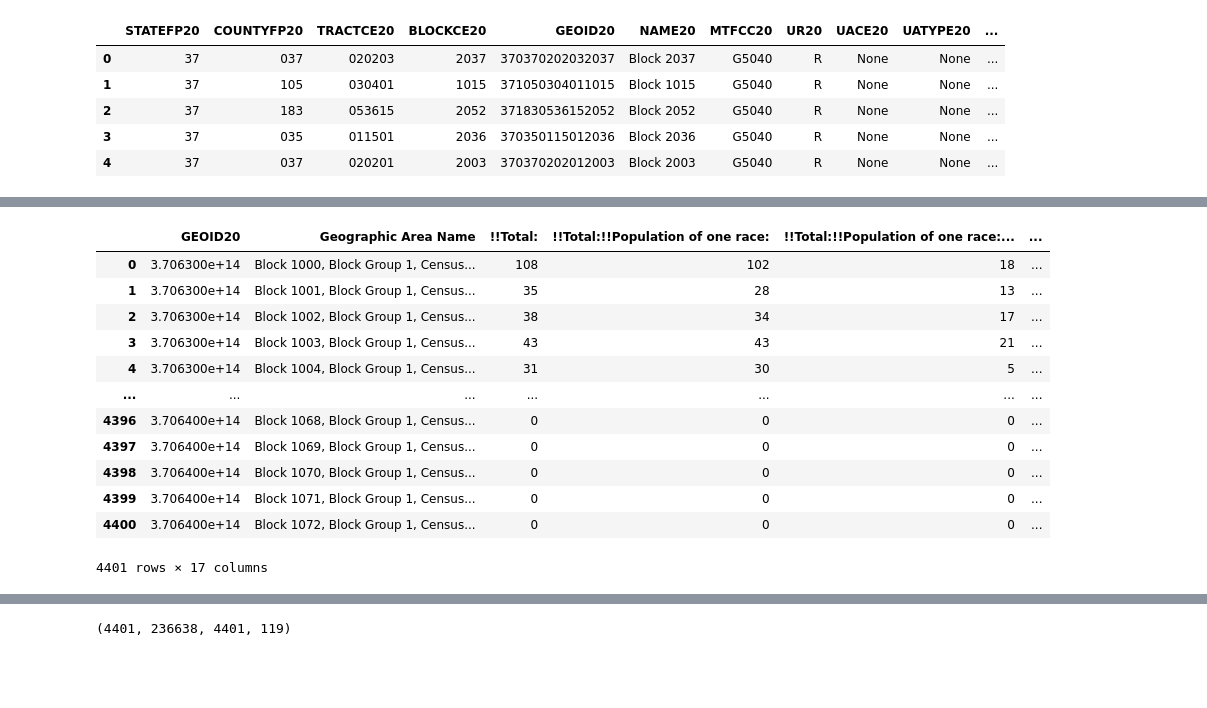
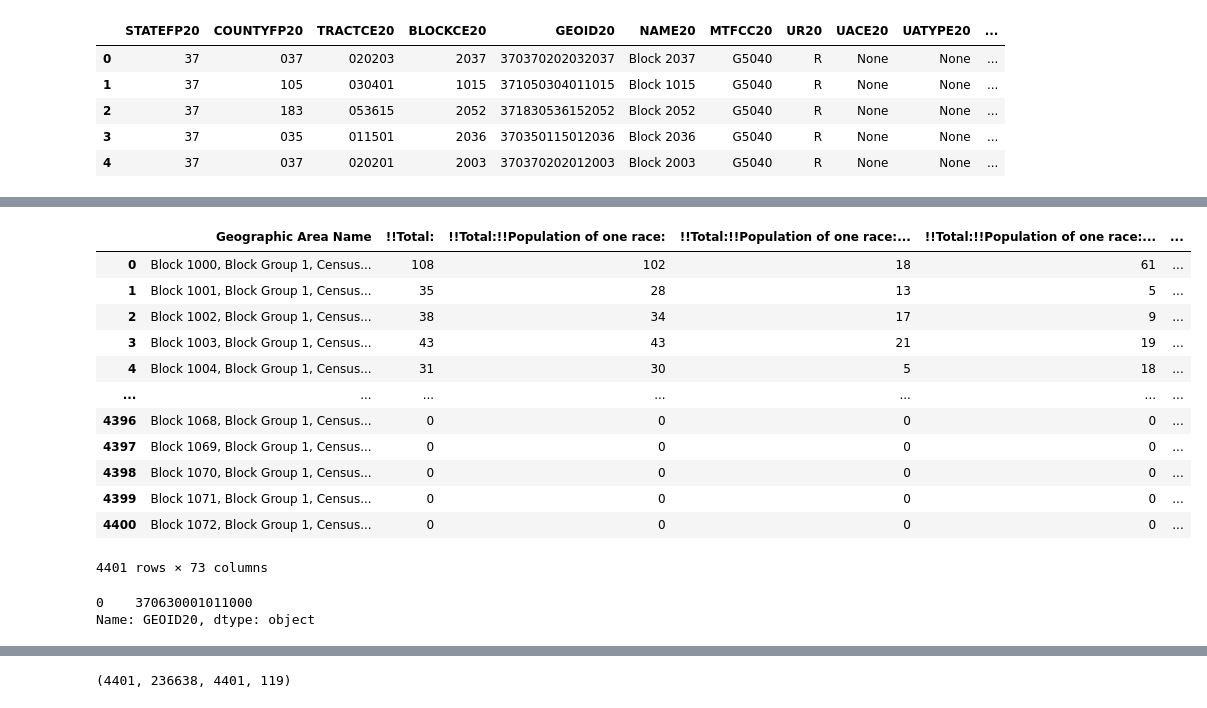
Before and after one commit to sadiesheridan/dataplus-project27-community-safety-durham, a Jupyter notebook: 10_code/dpddata.ipynb, the cells around one changed output, grey strips where cells are left out. Cells and saved outputs as stored; diff of their text form; code cells hidden in the pictures; blank space fills up the shorter version.

```diff
--- a/10_code/dpddata.ipynb
+++ b/10_code/dpddata.ipynb
@@ -10,5 +10,7 @@ nonzero = nonzero.loc[nonzero["Source"] != "Self Initiated"]
 
 print(nonzero.shape)
 nonzero.head(6)
+
+pd.set_option("display.max_columns", 100,"display.max_rows",100)
 # %% [output]
 (122803, 15)
@@ -244,19 +231,26 @@ policebeats.plot(column='LAWDIST',
 # %%
-racedata = pd.read_csv('/Users/erikrobertsson/Downloads/racedatacensus/Racedatacorrectgeo.csv')
-# racedata.drop('geometry', axis=1, inplace=True)
+racedata = pd.read_csv('/Users/erikrobertsson/Downloads/Race data files/DECENNIALPL2020.P1_data_with_overlays_2022-06-02T110204.csv', skiprows =1
+)
+racedata['GEOID20'] = racedata['id'].str[-15:]
+racedata.drop('id', axis=1, inplace=True)
 racedata
 # %% [output]
-|  | GEOID20 | Geographic Area Name | !!Total: | !!Total:!!Population of one race: | !!Total:!!Population of one race:... | ... |
-| 0 | 3.706300e+14 | Block 1000, Block Group 1, Census... | 108 | 102 | 18 | ... |
-| 1 | 3.706300e+14 | Block 1001, Block Group 1, Census... | 35 | 28 | 13 | ... |
-| 2 | 3.706300e+14 | Block 1002, Block Group 1, Census... | 38 | 34 | 17 | ... |
-| 3 | 3.706300e+14 | Block 1003, Block Group 1, Census... | 43 | 43 | 21 | ... |
-| 4 | 3.706300e+14 | Block 1004, Block Group 1, Census... | 31 | 30 | 5 | ... |
+|  | Geographic Area Name | !!Total: | !!Total:!!Population of one race: | !!Total:!!Population of one race:... | !!Total:!!Population of one race:... | ... |
+| 0 | Block 1000, Block Group 1, Census... | 108 | 102 | 18 | 61 | ... |
+| 1 | Block 1001, Block Group 1, Census... | 35 | 28 | 13 | 5 | ... |
+| 2 | Block 1002, Block Group 1, Census... | 38 | 34 | 17 | 9 | ... |
+| 3 | Block 1003, Block Group 1, Census... | 43 | 43 | 21 | 19 | ... |
+| 4 | Block 1004, Block Group 1, Census... | 31 | 30 | 5 | 18 | ... |
 | ... | ... | ... | ... | ... | ... | ... |
-| 4396 | 3.706400e+14 | Block 1068, Block Group 1, Census... | 0 | 0 | 0 | ... |
-| 4397 | 3.706400e+14 | Block 1069, Block Group 1, Census... | 0 | 0 | 0 | ... |
-| 4398 | 3.706400e+14 | Block 1070, Block Group 1, Census... | 0 | 0 | 0 | ... |
-| 4399 | 3.706400e+14 | Block 1071, Block Group 1, Census... | 0 | 0 | 0 | ... |
-| 4400 | 3.706400e+14 | Block 1072, Block Group 1, Census... | 0 | 0 | 0 | ... |
+| 4396 | Block 1068, Block Group 1, Census... | 0 | 0 | 0 | 0 | ... |
+| 4397 | Block 1069, Block Group 1, Census... | 0 | 0 | 0 | 0 | ... |
+| 4398 | Block 1070, Block Group 1, Census... | 0 | 0 | 0 | 0 | ... |
+| 4399 | Block 1071, Block Group 1, Census... | 0 | 0 | 0 | 0 | ... |
+| 4400 | Block 1072, Block Group 1, Census... | 0 | 0 | 0 | 0 | ... |
-4401 rows × 17 columns
+4401 rows × 73 columns
+# %%
+racedata["GEOID20"].head(1)
+# %% [output]
+0    370630001011000
+Name: GEOID20, dtype: object
 # %%
```
Also changed, not shown: parts of 19 cells of this notebook, 1 other file.
